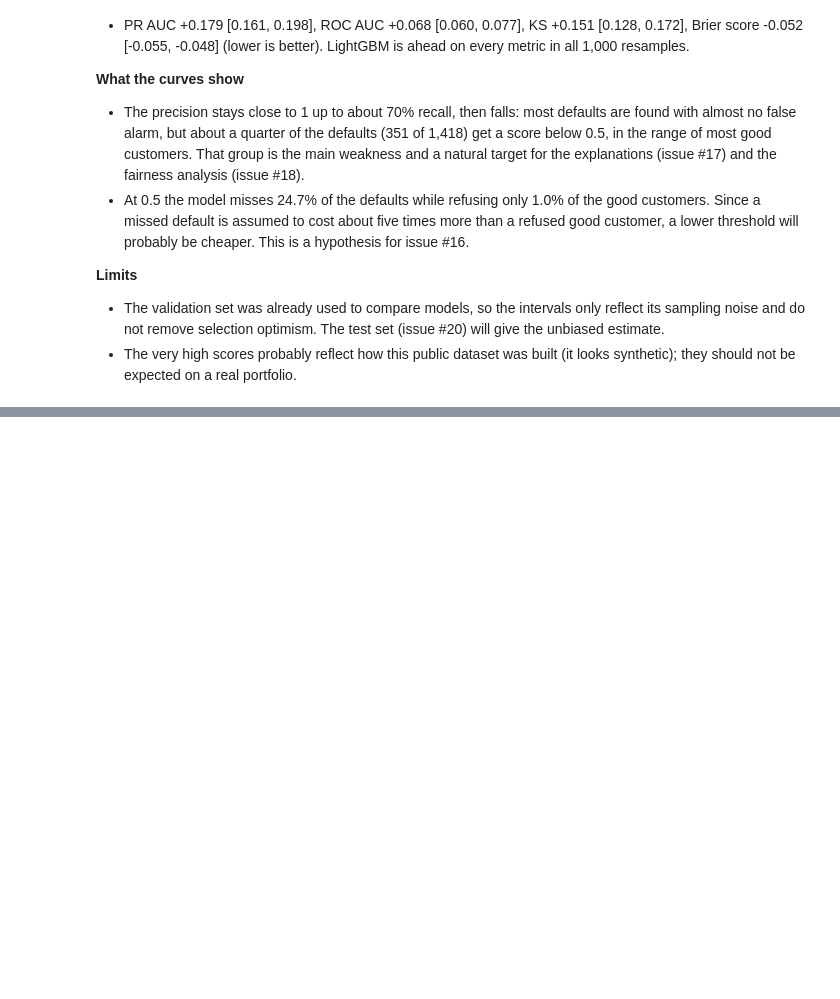
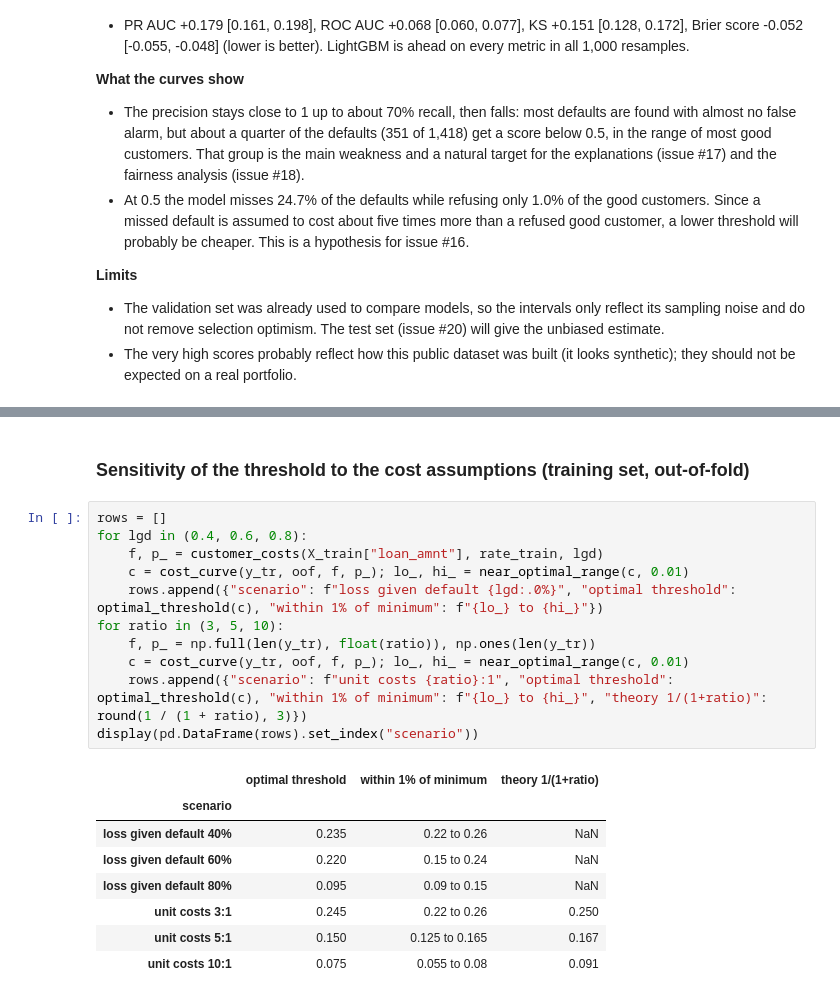
Before and after one commit to cheickbougoum90-web/credit-risk-scoring, a Jupyter notebook: notebooks/03_evaluation_explainability.ipynb, the cells around one changed output, grey strips where cells are left out. Cells and saved outputs as stored; diff of their text form; blank space fills up the shorter version.

```diff
--- a/notebooks/03_evaluation_explainability.ipynb
+++ b/notebooks/03_evaluation_explainability.ipynb
@@ -170,0 +252,22 @@ For the Brier score a lower value is better, so a negative difference favors Lig
+# %% [markdown]
+### Sensitivity of the threshold to the cost assumptions (training set, out-of-fold)
+# %%
+rows = []
+for lgd in (0.4, 0.6, 0.8):
+    f, p_ = customer_costs(X_train["loan_amnt"], rate_train, lgd)
+    c = cost_curve(y_tr, oof, f, p_); lo_, hi_ = near_optimal_range(c, 0.01)
+    rows.append({"scenario": f"loss given default {lgd:.0%}", "optimal threshold": optimal_threshold(c), "within 1% of minimum": f"{lo_} to {hi_}"})
+for ratio in (3, 5, 10):
+    f, p_ = np.full(len(y_tr), float(ratio)), np.ones(len(y_tr))
+    c = cost_curve(y_tr, oof, f, p_); lo_, hi_ = near_optimal_range(c, 0.01)
+    rows.append({"scenario": f"unit costs {ratio}:1", "optimal threshold": optimal_threshold(c), "within 1% of minimum": f"{lo_} to {hi_}", "theory 1/(1+ratio)": round(1 / (1 + ratio), 3)})
+display(pd.DataFrame(rows).set_index("scenario"))
+# %% [output]
+|  | optimal threshold | within 1% of minimum | theory 1/(1+ratio) |
+| scenario |  |  |  |
+| loss given default 40% | 0.235 | 0.22 to 0.26 | NaN |
+| loss given default 60% | 0.220 | 0.15 to 0.24 | NaN |
+| loss given default 80% | 0.095 | 0.09 to 0.15 | NaN |
+| unit costs 3:1 | 0.245 | 0.22 to 0.26 | 0.250 |
+| unit costs 5:1 | 0.150 | 0.125 to 0.165 | 0.167 |
+| unit costs 10:1 | 0.075 | 0.055 to 0.08 | 0.091 |
```
Also changed, not shown: parts of 11 cells of this notebook, 10 other files.
